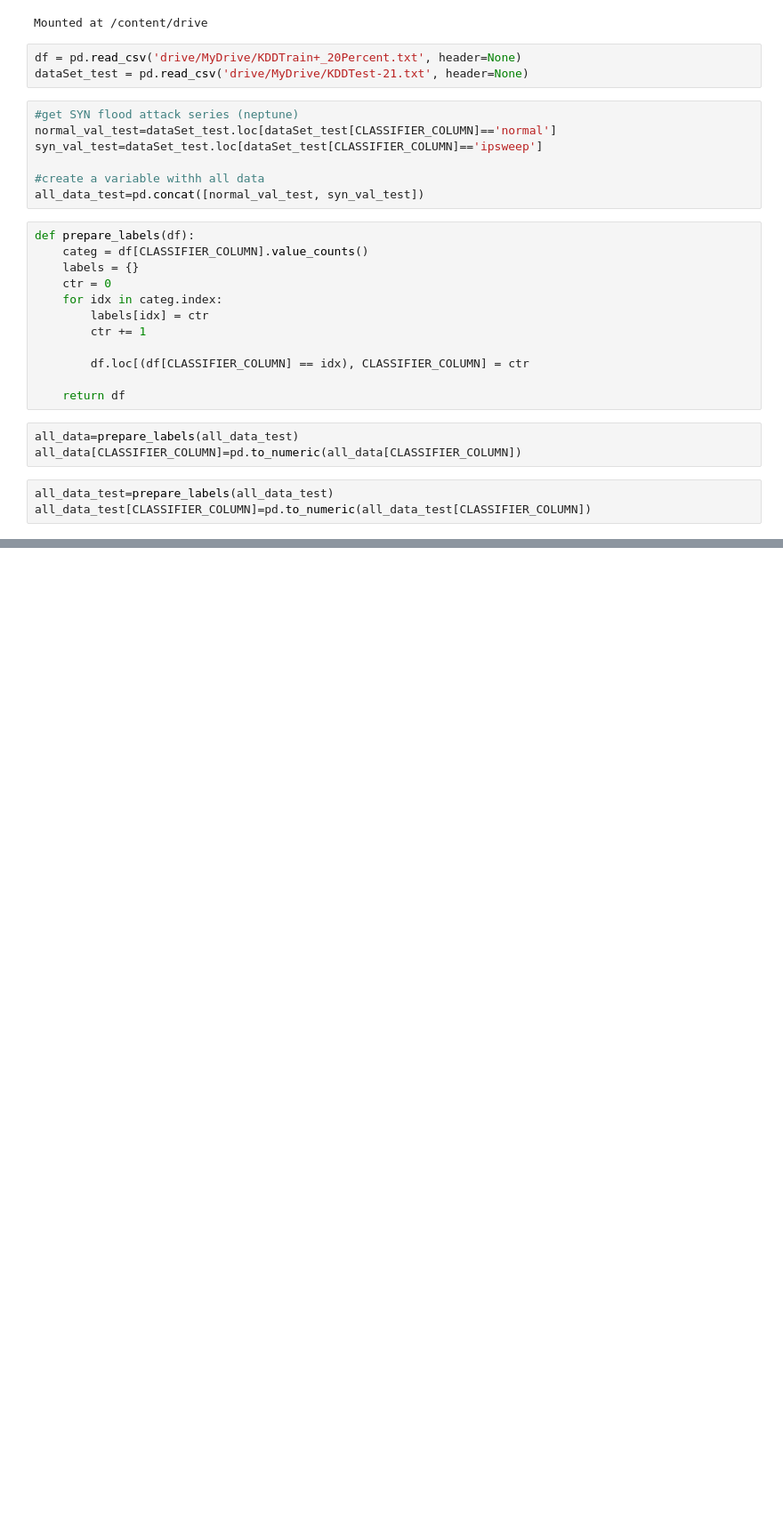
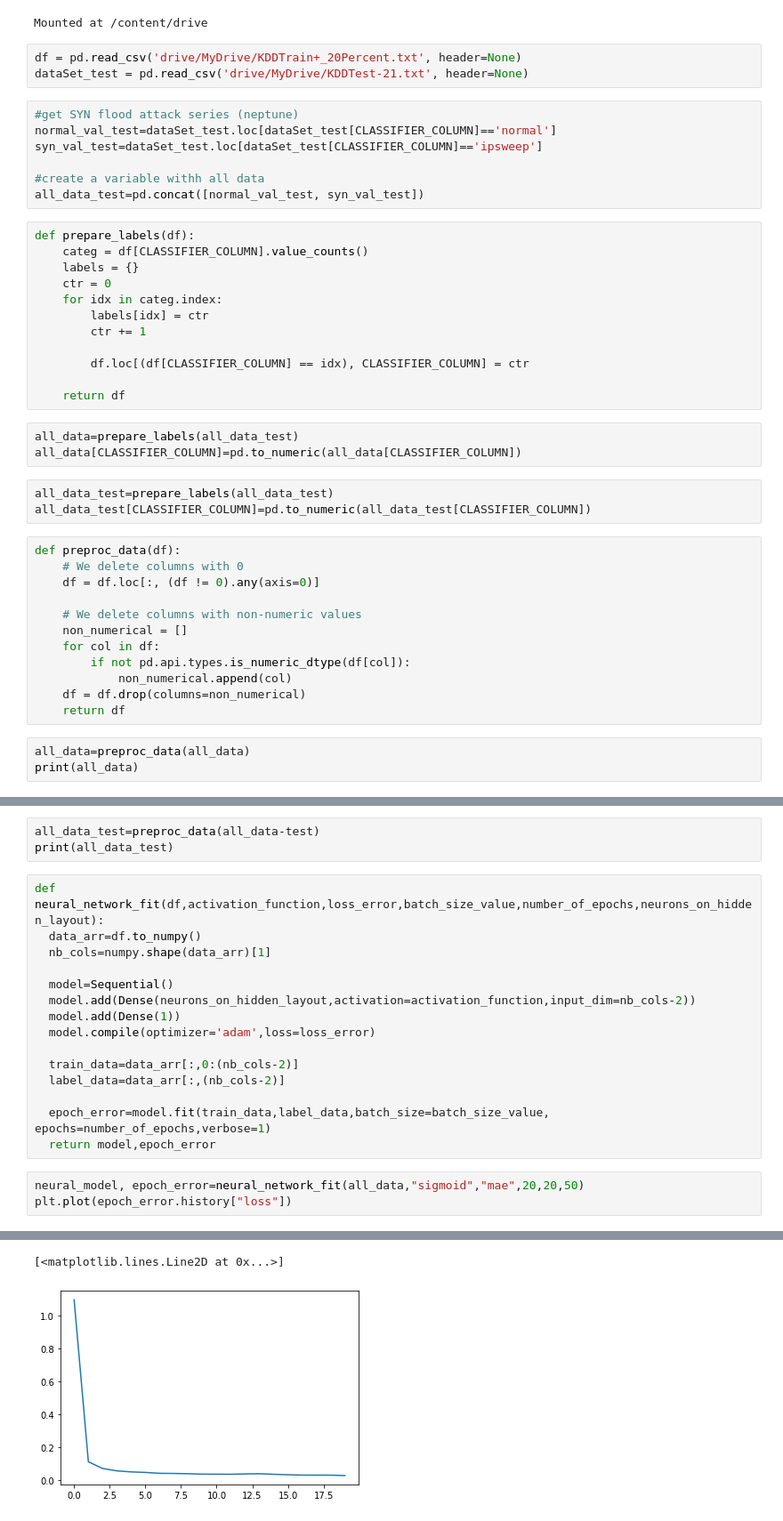
Before and after one commit to jtunde/Python, a Jupyter notebook: ss2.ipynb, the cells around one changed output, grey strips where cells are left out. Shown at 89% size. Cells and saved outputs as stored; diff of their text form; blank space fills up the shorter version.

```diff
--- a/ss2.ipynb
+++ b/ss2.ipynb
@@ -88,3 +88,18 @@ all_data[CLASSIFIER_COLUMN]=pd.to_numeric(all_data[CLASSIFIER_COLUMN])
 # %%
 all_data_test=prepare_labels(all_data_test)
 all_data_test[CLASSIFIER_COLUMN]=pd.to_numeric(all_data_test[CLASSIFIER_COLUMN])
+# %%
+def preproc_data(df):
+    # We delete columns with 0
+    df = df.loc[:, (df != 0).any(axis=0)]
+
+    # We delete columns with non-numeric values
+    non_numerical = []
+    for col in df:
+        if not pd.api.types.is_numeric_dtype(df[col]):
+            non_numerical.append(col)
+    df = df.drop(columns=non_numerical)
+    return df
+# %%
+all_data=preproc_data(all_data)
+print(all_data)
@@ -90,0 +121,22 @@ all_data_test[CLASSIFIER_COLUMN]=pd.to_numeric(all_data_test[CLASSIFIER_COLUMN])
+# %%
+all_data_test=preproc_data(all_data-test)
+print(all_data_test)
+# %%
+def neural_network_fit(df,activation_function,loss_error,batch_size_value,number_of_epochs,neurons_on_hidden_layout):
+  data_arr=df.to_numpy()
+  nb_cols=numpy.shape(data_arr)[1]
+
+  model=Sequential()
+  model.add(Dense(neurons_on_hidden_layout,activation=activation_function,input_dim=nb_cols-2))
+  model.add(Dense(1))
+  model.compile(optimizer='adam',loss=loss_error)
+
+  train_data=data_arr[:,0:(nb_cols-2)]
+  label_data=data_arr[:,(nb_cols-2)]
+
+  epoch_error=model.fit(train_data,label_data,batch_size=batch_size_value, epochs=number_of_epochs,verbose=1)
+  return model,epoch_error
+# %%
+neural_model, epoch_error=neural_network_fit(all_data,"sigmoid","mae",20,20,50)
+plt.plot(epoch_error.history["loss"])
+# %% [output]
@@ -90,0 +160,2 @@ all_data_test[CLASSIFIER_COLUMN]=pd.to_numeric(all_data_test[CLASSIFIER_COLUMN])
+[<matplotlib.lines.Line2D at 0x...>]
+[figure, added]
```
Also changed, not shown: parts of 4 cells of this notebook.
